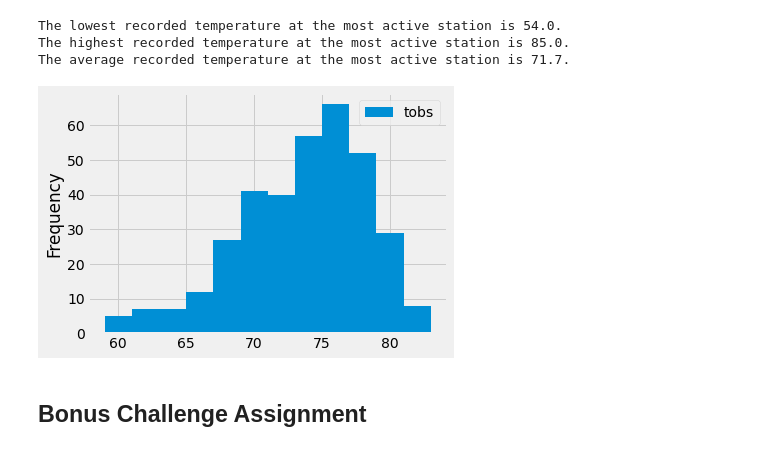
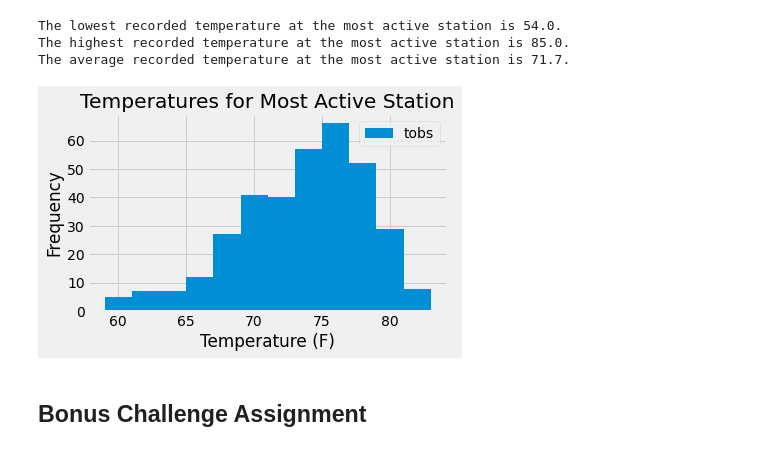
Before and after one commit to rpatel10491/sqlalchemy-challenge, a Jupyter notebook: climate_starter.ipynb, the cells around one changed output. Cells and saved outputs as stored; diff of their text form; code cells hidden in the pictures.

```diff
--- a/climate_starter.ipynb
+++ b/climate_starter.ipynb
@@ -142,19 +141,21 @@ The average recorded temperature at the most active station is 71.7.
 # %%
 # Choose the station with the highest number of temperature observations.
 # Query the last 12 months of temperature observation data for this station and plot the results as a histogram
 
 most_active =  session.query(Measurement.date,Measurement.tobs).\
                     filter(Measurement.station == 'USC00519281').\
                     filter(Measurement.date > last_year_date).all()
 most_active[:5]
 
 most_active= pd.DataFrame(most_active)
 most_active.plot(kind="hist",bins=12)
-ax.set_title("Temperatures for Most Active Station")
+plt.title("Temperatures for Most Active Station")
+plt.ylabel("Frequency")
+plt.xlabel("Temperature (F)")
 plt.tight_layout()
 plt.savefig('Images/mostactive.png');
 # %% [output]
-[figure, old version]
+[figure, new version]
 # %% [markdown]
 ## Bonus Challenge Assignment
 # %%
```
Also changed, not shown: parts of 7 cells of this notebook, 3 other files.
